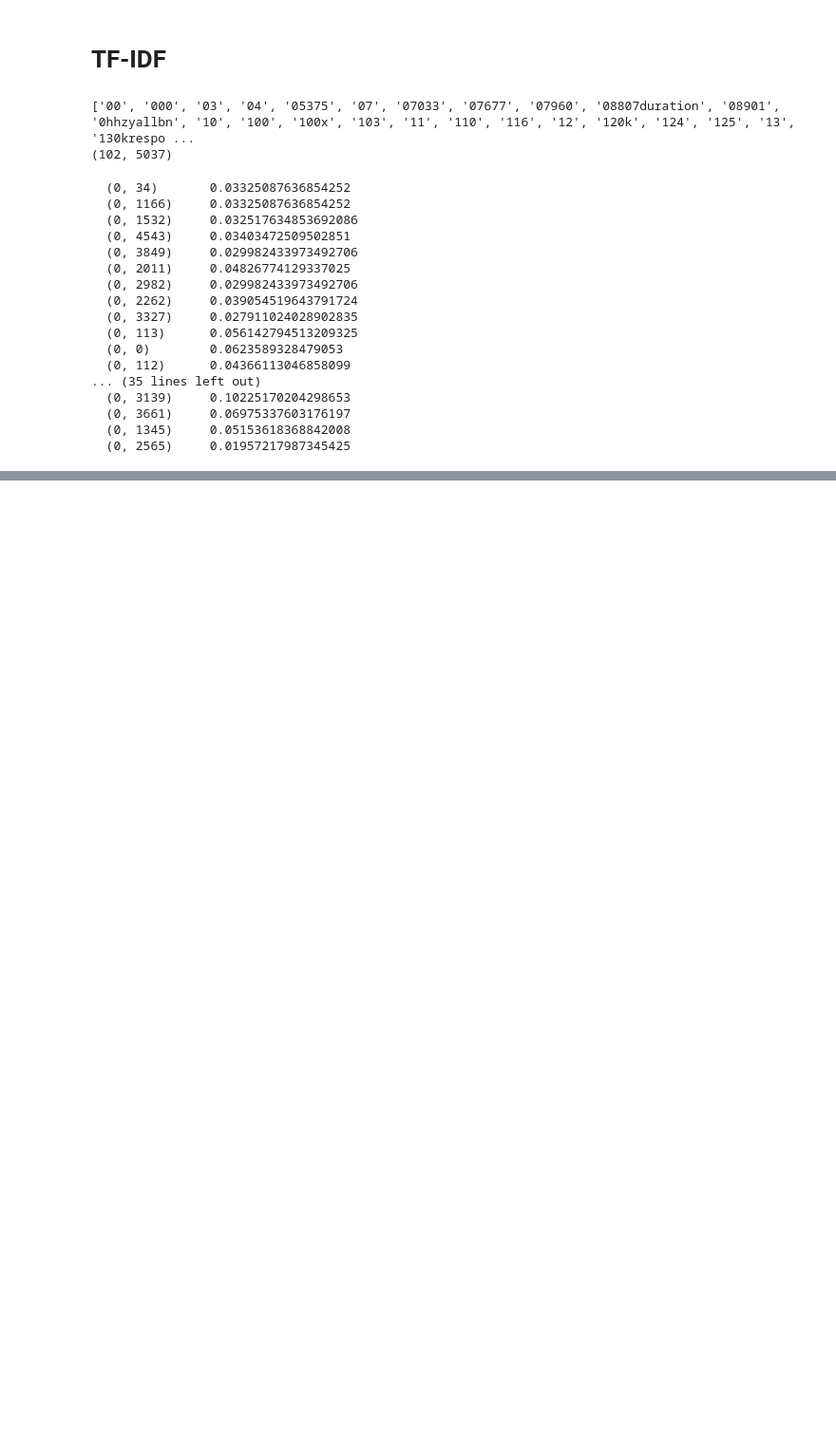
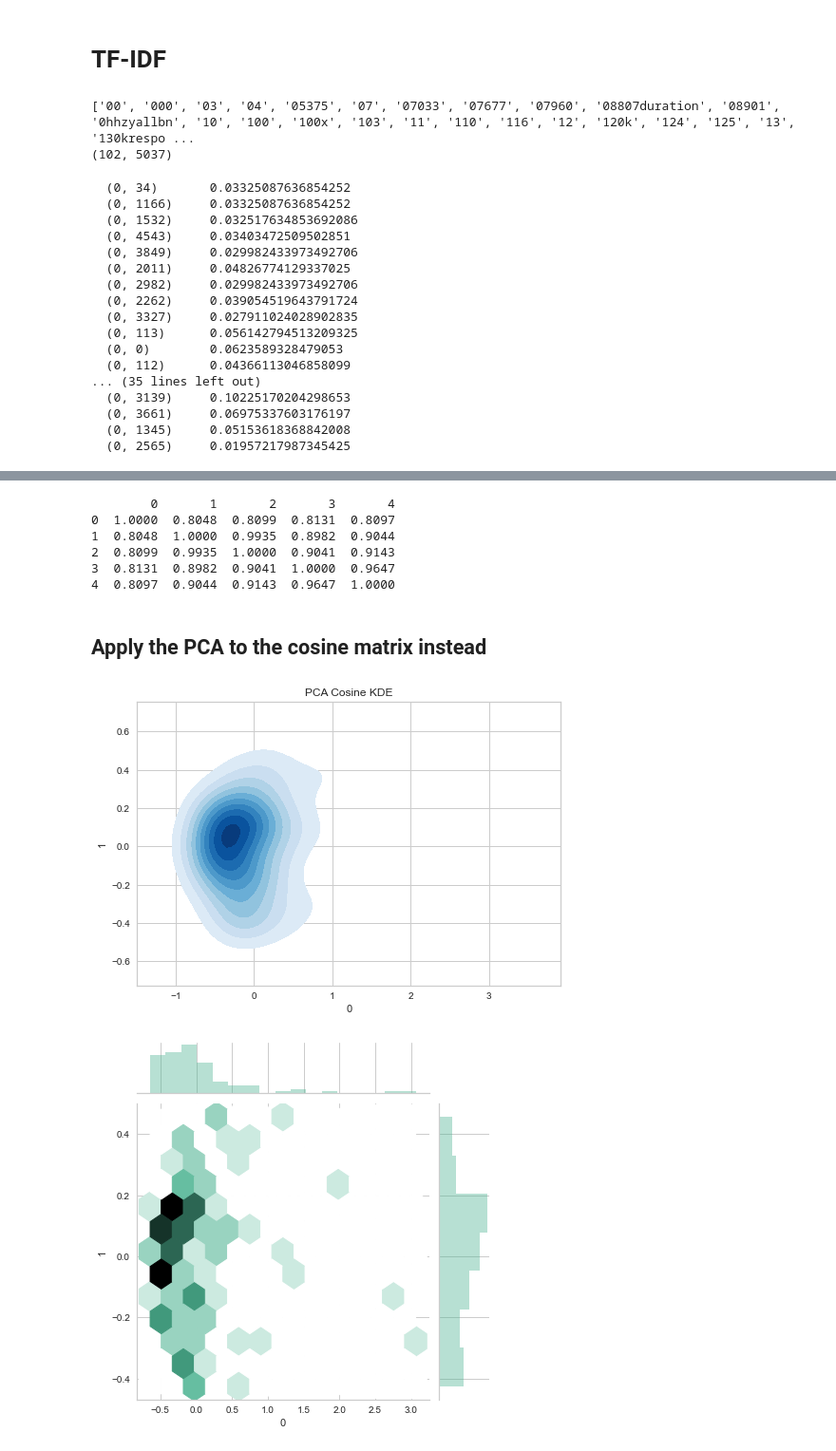
Before and after one commit to adrianavandeguchte/PredictYourSalary, a Jupyter notebook: notebooks/indeed-jobs-nj.ipynb, the cells around one changed output, grey strips where cells are left out. Shown at 95% size. Cells and saved outputs as stored; diff of their text form; code cells hidden in the pictures; blank space fills up the shorter version.

Commit message:
model pics and notebook updates

```diff
--- a/notebooks/indeed-jobs-nj.ipynb
+++ b/notebooks/indeed-jobs-nj.ipynb
@@ -443,0 +567,54 @@ Titles:
+# %%
+import time
+import gensim
+import gensim.downloader as api
+from gensim.utils import simple_preprocess
+from gensim.corpora import Dictionary
+from gensim.models import Word2Vec, WordEmbeddingSimilarityIndex
+from gensim.similarities import SoftCosineSimilarity, SparseTermSimilarityMatrix
+fasttext = api.load('fasttext-wiki-news-subwords-300')
+# %%
+# Create a soft cosine matrix
+
+
+
+termsim_index = WordEmbeddingSimilarityIndex(fasttext.wv)
+
+dictionary = Dictionary([simple_preprocess(doc) for doc in corpus["Summary"]])
+bow_corpus = [dictionary.doc2bow(simple_preprocess(document)) for document in corpus["Summary"]]
+
+similarity_matrix = SparseTermSimilarityMatrix(termsim_index, dictionary)
+docsim_index = SoftCosineSimilarity(bow_corpus, similarity_matrix)#, num_best=10)
+
+sims = docsim_index[bow_corpus]
+cosine = pd.DataFrame(data=sims)
+cosine = cosine.applymap(lambda x: round(x,4))
+
+print(cosine.iloc[:5,:5])
+# %% [output]
+        0       1       2       3       4
+0  1.0000  0.8048  0.8099  0.8131  0.8097
+1  0.8048  1.0000  0.9935  0.8982  0.9044
+2  0.8099  0.9935  1.0000  0.9041  0.9143
+3  0.8131  0.8982  0.9041  1.0000  0.9647
+4  0.8097  0.9044  0.9143  0.9647  1.0000
+# %% [markdown]
+## Apply the PCA to the cosine matrix instead
+# %%
+pca = PCA(n_components=20)
+principalComponents = pca.fit_transform(cosine) #replace with cosine or clust_df
+
+PCA_components = pd.DataFrame(principalComponents)
+PCA_components["Cluster"] = corpus["cluster"]
+PCA_components["Jobclass"] = corpus["jobclass"]
+PCA_components["Summary"] = corpus["Summary"]
+PCA_components["Size"] = 1
+
+import seaborn as sns
+import matplotlib.pyplot as plt
+
+ax = sns.kdeplot(PCA_components[0], PCA_components[1], shade=True, cmap = 'Blues',shade_lowest=False).set(title="PCA Cosine KDE")
+ax = sns.jointplot(PCA_components[0], PCA_components[1], kind="hex", color="#4CB391")
+# %% [output]
+[figure, added]
+[figure, added]
```
Also changed, not shown: parts of 29 cells of this notebook, 38 other files.
